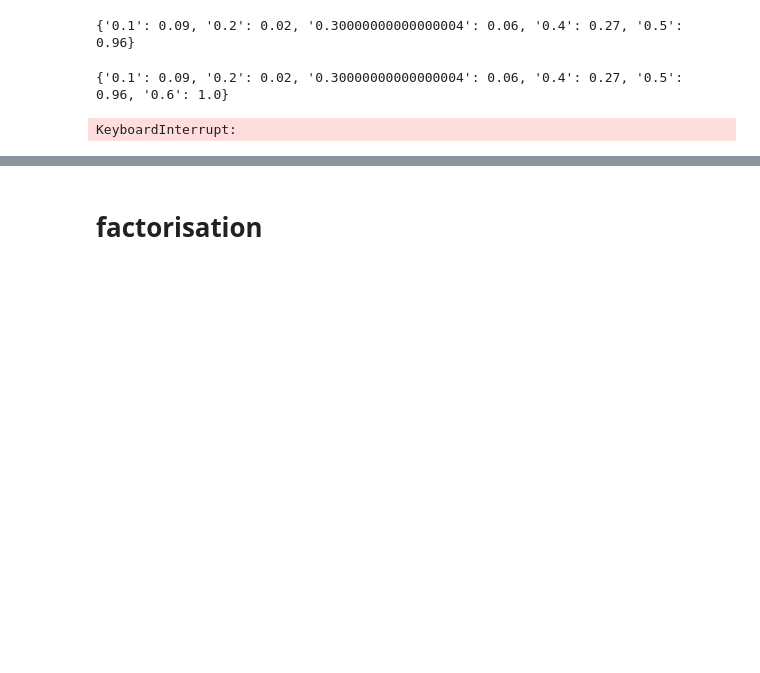
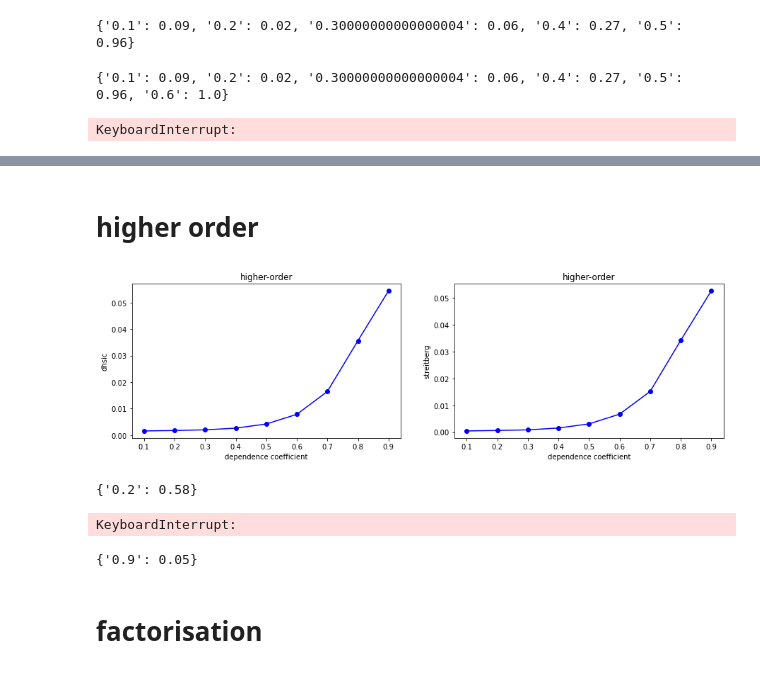
Before and after one commit to barahona-research-group/dHSIC_ts, a Jupyter notebook: examples/SI_iid_3way.ipynb, the cells around one changed output, grey strips where cells are left out. Cells and saved outputs as stored; diff of their text form; code cells hidden in the pictures; blank space fills up the shorter version.

```diff
--- a/examples/SI_iid_3way.ipynb
+++ b/examples/SI_iid_3way.ipynb
@@ -93,3 +171,14 @@ power_new = {'0.1': 0.09,
              '0.7': 1.0,
              '0.8': 1.0,
              '0.9': 1.0}
+# %%
+power ={}
+for d in tqdm(np.arange(0.1, 1, 0.1)):
+    rejects = 0
+    for i in tqdm(np.arange(100)):
+        df = make_iid_example(mode='interpolated', s = d, n_sample=300)
+        data_dict, kernel_dict = compute_kernel(df)
+        _, _, _, reject1 = test_independence([kernel_dict['d1'], kernel_dict['d2']], None, mode = 'iid', n_perms=5000, alpha=0.05)
+        rejects = rejects + reject1
+    power[str(d)] = rejects/100
+    print(power)
@@ -96,2 +192,50 @@ power_new = {'0.1': 0.09,
+# %% [markdown]
+# higher order
+# %%
+dh = {}
+si = {}
+for d in tqdm(np.arange(0.1, 1, 0.1)):
+    sum_dhsic = 0
+    sum_streitberg = 0
+    for i in np.arange(100):
+        df = make_iid_example(mode='higher-order', s = d, n_sample=300)
+        data_dict, kernel_dict = compute_kernel(df)
+        dhsic = compute_dHSIC_statistics([kernel_dict['d1'], kernel_dict['d2'],kernel_dict['d3']])
+        streitberg = compute_lancaster_statistics([kernel_dict['d1'], kernel_dict['d2'],kernel_dict['d3']])
+        sum_dhsic = sum_dhsic + dhsic
+        sum_streitberg = sum_streitberg + streitberg
+    dh[str(d)] = sum_dhsic/100
+    si[str(d)] = sum_streitberg/100
+
+plot_d(dh, si, 'higher-order')
+# %% [output]
+[figure, added]
+# %%
+power ={}
+for d in tqdm(np.arange(0.2, 1, 0.1)):
+    rejects = 0
+    for i in tqdm(np.arange(100)):
+        df = make_iid_example(mode='higher-order', s = d, n_sample=300)
+        data_dict, kernel_dict = compute_kernel(df)
+        _, _, _, reject1 = test_lancaster([kernel_dict['d1'], kernel_dict['d2'],kernel_dict['d3']], n_perms=5000, alpha=0.05)
+        rejects = rejects + reject1
+    power[str(d)] = rejects/100
+    print(power)
+# %% [output]
+{'0.2': 0.58}
+KeyboardInterrupt:
+# %%
+power ={}
+for d in tqdm([0.9]):
+    rejects = 0
+    for i in tqdm(np.arange(100)):
+        df = make_iid_example(mode='higher-order', s = d, n_sample=300)
+        data_dict, kernel_dict = compute_kernel(df)
+        _, _, _, reject1 = test_independence([kernel_dict['d1'], kernel_dict['d3']], None, mode = 'iid', n_perms=5000, alpha=0.05)
+        rejects = rejects + reject1
+    power[str(d)] = rejects/100
+    print(power)
+# %% [output]
+{'0.9': 0.05}
 # %% [markdown]
 # factorisation
```
Also changed, not shown: parts of 55 cells of this notebook, 5 other files.
